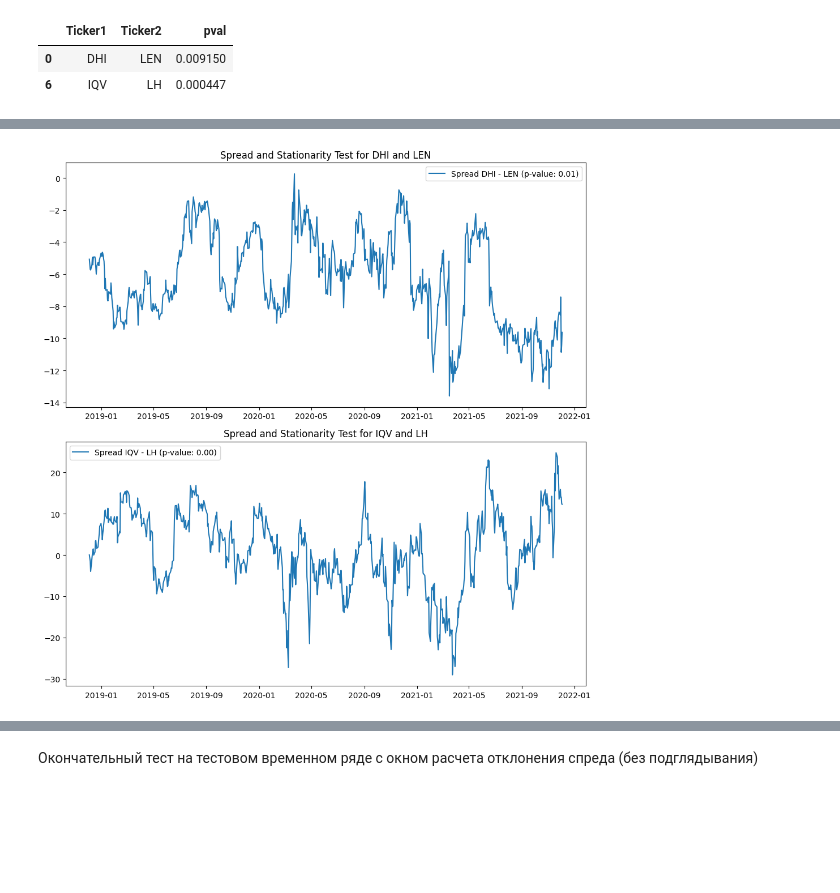
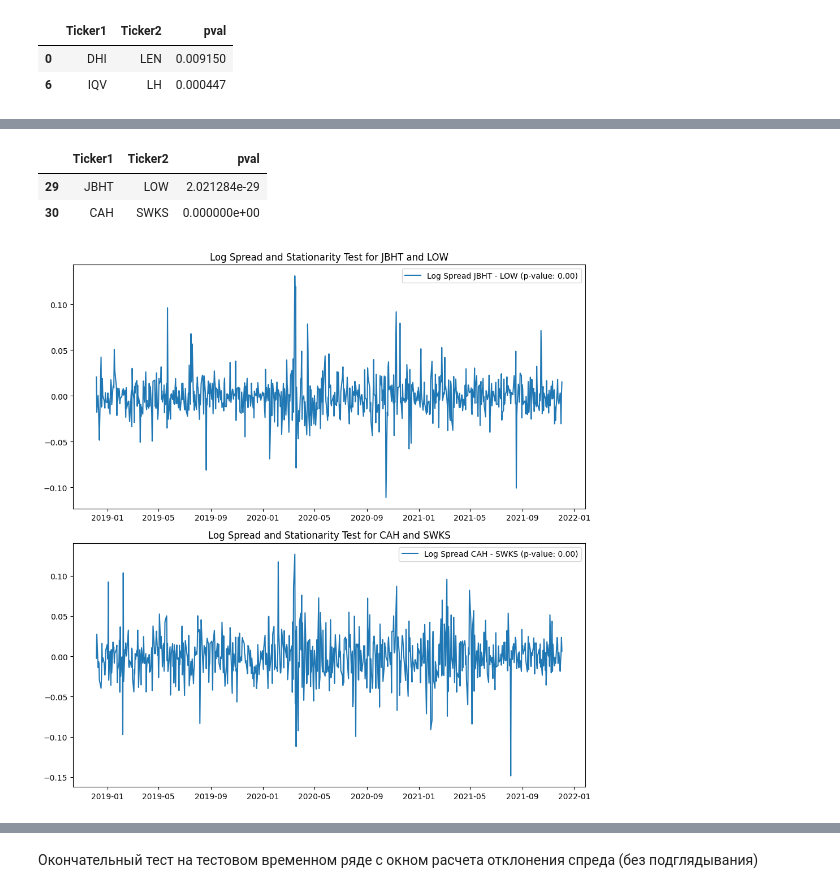
Before and after one commit to sergandri/PairTradingProject, a Jupyter notebook: draft.ipynb, the cells around one changed output, grey strips where cells are left out. Drawn from its saved outputs; the diff is of its cells as text; code cells hidden in the pictures; blank space fills up the shorter version.

Commit message:
tune results

```diff
--- a/draft.ipynb
+++ b/draft.ipynb
@@ -457,3 +459,5 @@ final_pairs
 |  | Ticker1 | Ticker2 | pval |
 | 0 | DHI | LEN | 0.009150 |
 | 6 | IQV | LH | 0.000447 |
+# %%
+final_pairs_base_list = list(final_pairs[['Ticker1', 'Ticker2']].itertuples(index=False, name=None))
@@ -460,17 +479,45 @@ final_pairs
+# %%
+def test_stationarity_log(df_pivot, ticker1, ticker2):
+    # Расчет логарифмических приростов для каждой акции
+    log_returns_ticker1 = np.log(df_pivot[ticker1]).diff().dropna()
+    log_returns_ticker2 = np.log(df_pivot[ticker2]).diff().dropna()
+
+    # Расчет логарифмического спреда
+    log_spread = log_returns_ticker1 - log_returns_ticker2
+    result = adfuller(log_spread.dropna(), autolag='AIC')
+    p_value = result[1]
+
+    return (ticker1, ticker2, p_value)
+
+# Результаты теста на стационарность для каждой пары тикеров
+stationarity_results = [test_stationarity_log(df_pivot, pair[0], pair[1]) for pair in pre_final_pairs]
+stationarity_df = pd.DataFrame(stationarity_results, columns=['Ticker1', 'Ticker2', 'pval'])
+final_pairs_log = stationarity_df.tail(2)
+final_pairs_log
+# %% [output]
+|  | Ticker1 | Ticker2 | pval |
+| 29 | JBHT | LOW | 2.021284e-29 |
+| 30 | CAH | SWKS | 0.000000e+00 |
 # %%
-final_pairs_list = list(final_pairs[['Ticker1', 'Ticker2']].itertuples(index=False, name=None))
+final_pairs_log_list = list(final_pairs_log[['Ticker1', 'Ticker2']].itertuples(index=False, name=None))
 # %%
-fig, axes = plt.subplots(len(final_pairs_list), 1, figsize=(10, 5 * len(final_pairs_list)))
+fig, axes = plt.subplots(len(final_pairs_log_list), 1, figsize=(10, 5 * len(final_pairs_log_list)))
 
-for i, pair in enumerate(final_pairs_list):
-    spread = df_pivot[pair[0]] - df_pivot[pair[1]]
-    result = adfuller(spread.dropna(), autolag='AIC')
+for i, pair in enumerate(final_pairs_log_list):
+    # Расчет логарифмических приростов
+    log_returns_ticker1 = np.log(df_pivot[pair[0]]).diff().dropna()
+    log_returns_ticker2 = np.log(df_pivot[pair[1]]).diff().dropna()
+
+    # Расчет логарифмического спреда
+    log_spread = log_returns_ticker1 - log_returns_ticker2
+    result = adfuller(log_spread.dropna(), autolag='AIC')
     p_value = result[1]
-    axes[i].plot(spread, label=f'Spread {pair[0]} - {pair[1]} (p-value: {p_value:.2f})')
+
+    axes[i].plot(log_spread, label=f'Log Spread {pair[0]} - {pair[1]} (p-value: {p_value:.2f})')
     axes[i].legend()
-    axes[i].set_title(f'Spread and Stationarity Test for {pair[0]} and {pair[1]}')
+    axes[i].set_title(f'Log Spread and Stationarity Test for {pair[0]} and {pair[1]}')
 
 plt.tight_layout()
 plt.show()
 # %% [output]
-[figure, old version]
+[figure, new version]
```
Also changed, not shown: parts of 19 cells of this notebook.
